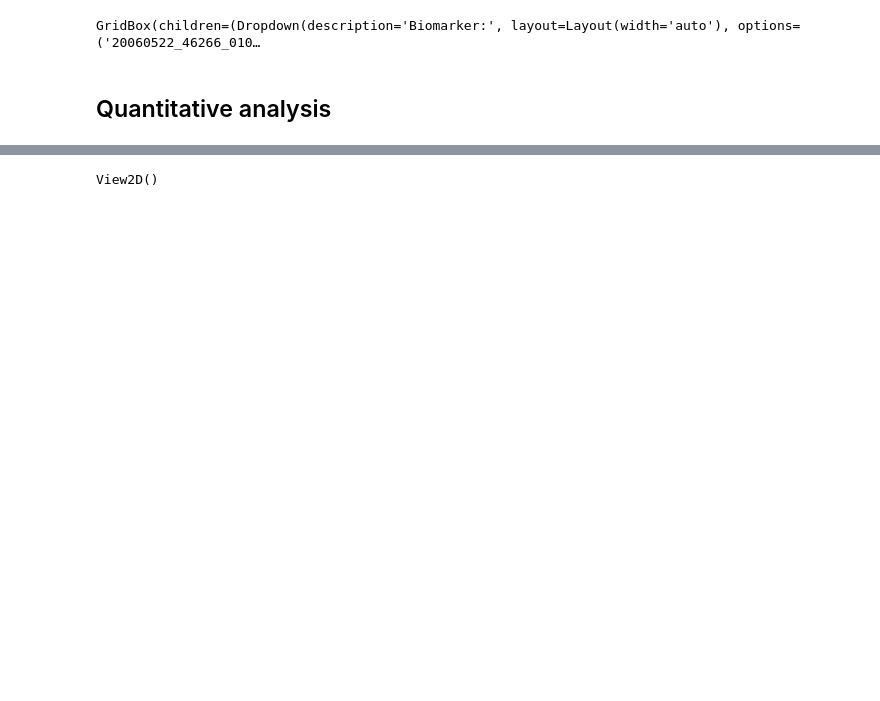
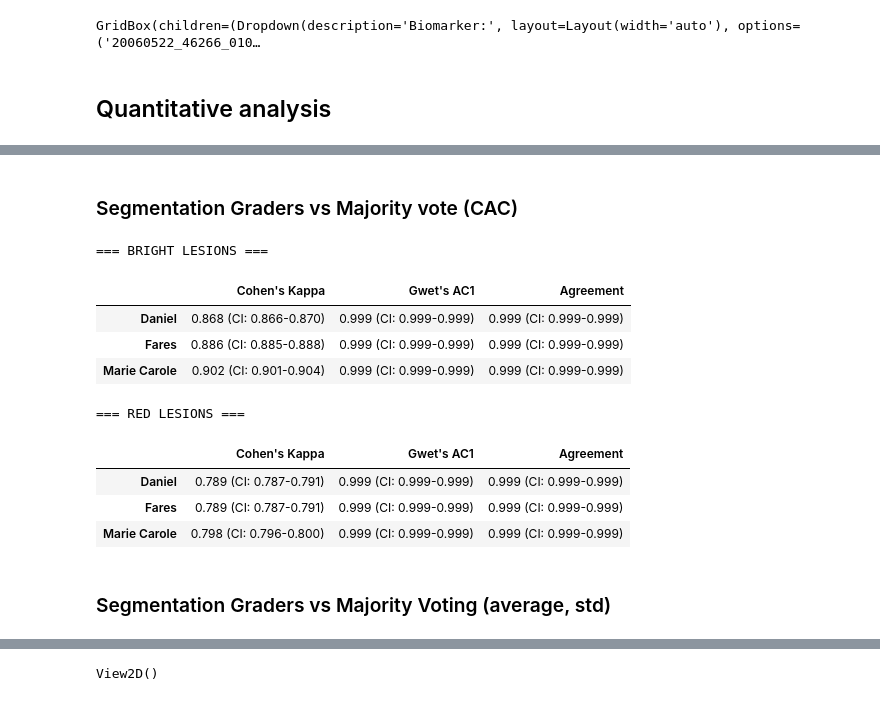
Before and after one commit to LIV4D/MAPLES-DR, a Jupyter notebook: examples/variability_study/intervariability_study.ipynb, the cells around one changed output, grey strips where cells are left out. Cells and saved outputs as stored; diff of their text form; code cells hidden in the pictures; blank space fills up the shorter version.

```diff
--- a/examples/variability_study/intervariability_study.ipynb
+++ b/examples/variability_study/intervariability_study.ipynb
@@ -541,0 +521,57 @@ pd.DataFrame({img: data_per_image[img]["hemorrhages"] for img in data_per_image}
+# %% [markdown]
+### Segmentation Graders vs Majority vote (CAC)
+# %%
+red_labels = {1: Bio.MICROANEURYSMS, 2: Bio.HEMORRHAGES}
+N_red = len(red_labels) + 1
+red_cm = [np.zeros((N_red,) * 2) for _ in range(N_annotators)]
+
+bright_labels = {1: Bio.EXUDATES, 2: Bio.COTTON_WOOL_SPOTS, 3: Bio.DRUSENS}
+N_bright = len(bright_labels) + 1
+bright_cm = [np.zeros((N_bright,) * 2) for _ in range(N_annotators)]
+
+for samples in tqdm(zip(*new_annotations, strict=True), total=16):
+    mask = samples[0].read_roi_mask()
+
+    red = [s.read_multiple_biomarkers(red_labels) for s in samples]
+    mv = majority_voting(red)[mask]
+    for i, s in enumerate(red):
+        red_cm[i] += confusion_matrix(s[mask], mv, labels=list(range(N_red)))
+
+    bright = [s.read_multiple_biomarkers(bright_labels) for s in samples]
+    mv = majority_voting(bright)[mask]
+    for i, s in enumerate(bright):
+        bright_cm[i] += confusion_matrix(s[mask], mv, labels=list(range(N_bright)))
+# %%
+def compute_graders_stats(cm):
+    from irrCAC.table import CAC
+
+    stats = pd.DataFrame(columns=("Cohen's Kappa", "Gwet's AC1", "Agreement"))
+
+    for expert, cm in zip(["Daniel", "Fares", "Marie Carole"], cm, strict=True):
+        cac = CAC(pd.DataFrame(cm), digits=3)
+        stats.loc[expert] = {
+            "Cohen's Kappa": format_coef(cac.cohen()),
+            "Gwet's AC1": format_coef(cac.gwet()),
+            "Agreement": format_coef(cac.pa2()),
+        }
+    return stats
+
+
+print("=== BRIGHT LESIONS ===")
+display(compute_graders_stats(bright_cm))
+
+print("=== RED LESIONS ===")
+display(compute_graders_stats(red_cm))
+# %% [output]
+=== BRIGHT LESIONS ===
+|  | Cohen's Kappa | Gwet's AC1 | Agreement |
+| Daniel | 0.868 (CI: 0.866-0.870) | 0.999 (CI: 0.999-0.999) | 0.999 (CI: 0.999-0.999) |
+| Fares | 0.886 (CI: 0.885-0.888) | 0.999 (CI: 0.999-0.999) | 0.999 (CI: 0.999-0.999) |
+| Marie Carole | 0.902 (CI: 0.901-0.904) | 0.999 (CI: 0.999-0.999) | 0.999 (CI: 0.999-0.999) |
+=== RED LESIONS ===
+|  | Cohen's Kappa | Gwet's AC1 | Agreement |
+| Daniel | 0.789 (CI: 0.787-0.791) | 0.999 (CI: 0.999-0.999) | 0.999 (CI: 0.999-0.999) |
+| Fares | 0.789 (CI: 0.787-0.791) | 0.999 (CI: 0.999-0.999) | 0.999 (CI: 0.999-0.999) |
+| Marie Carole | 0.798 (CI: 0.796-0.800) | 0.999 (CI: 0.999-0.999) | 0.999 (CI: 0.999-0.999) |
+# %% [markdown]
+### Segmentation Graders vs Majority Voting (average, std)
```
Also changed, not shown: parts of 27 cells of this notebook, 1 other file.
